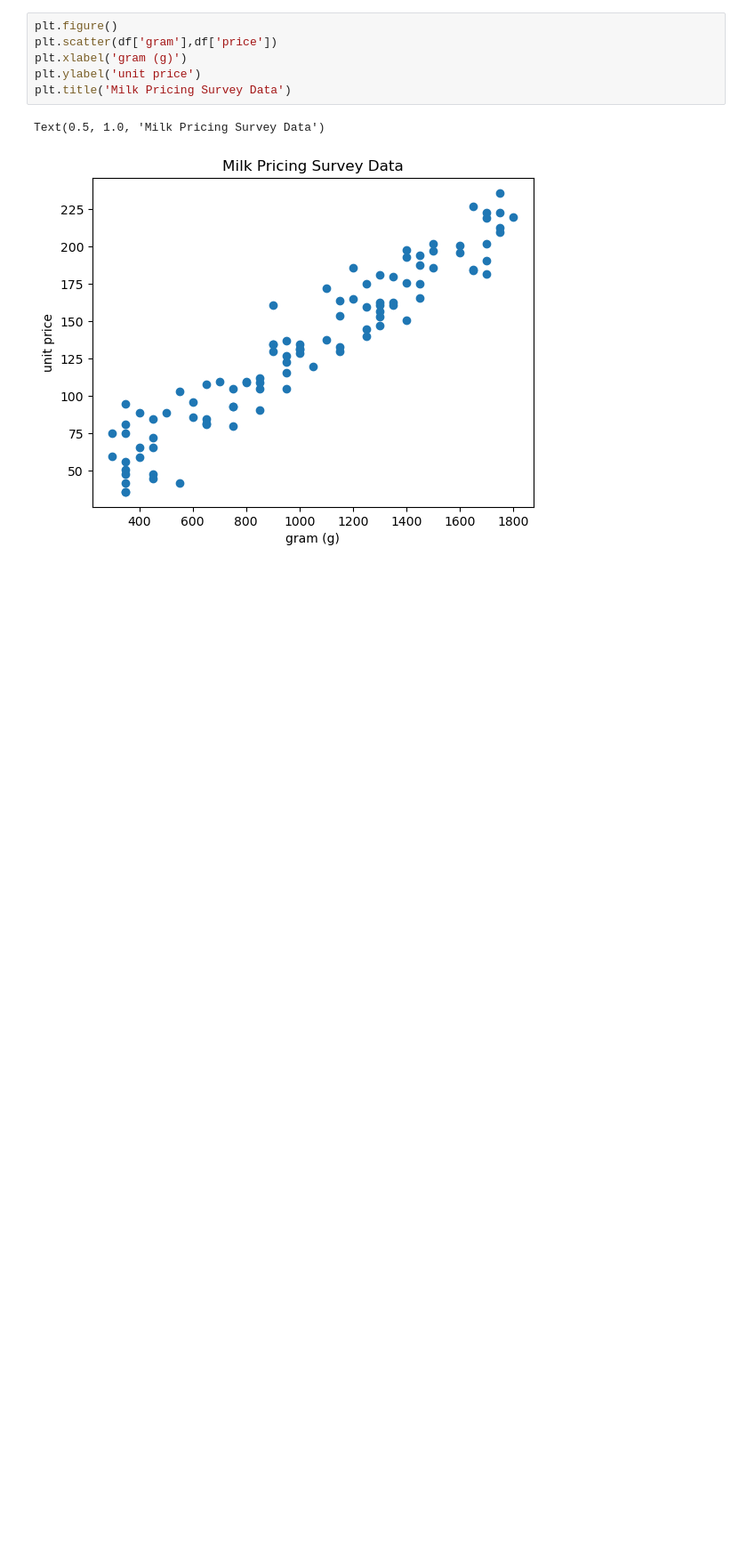
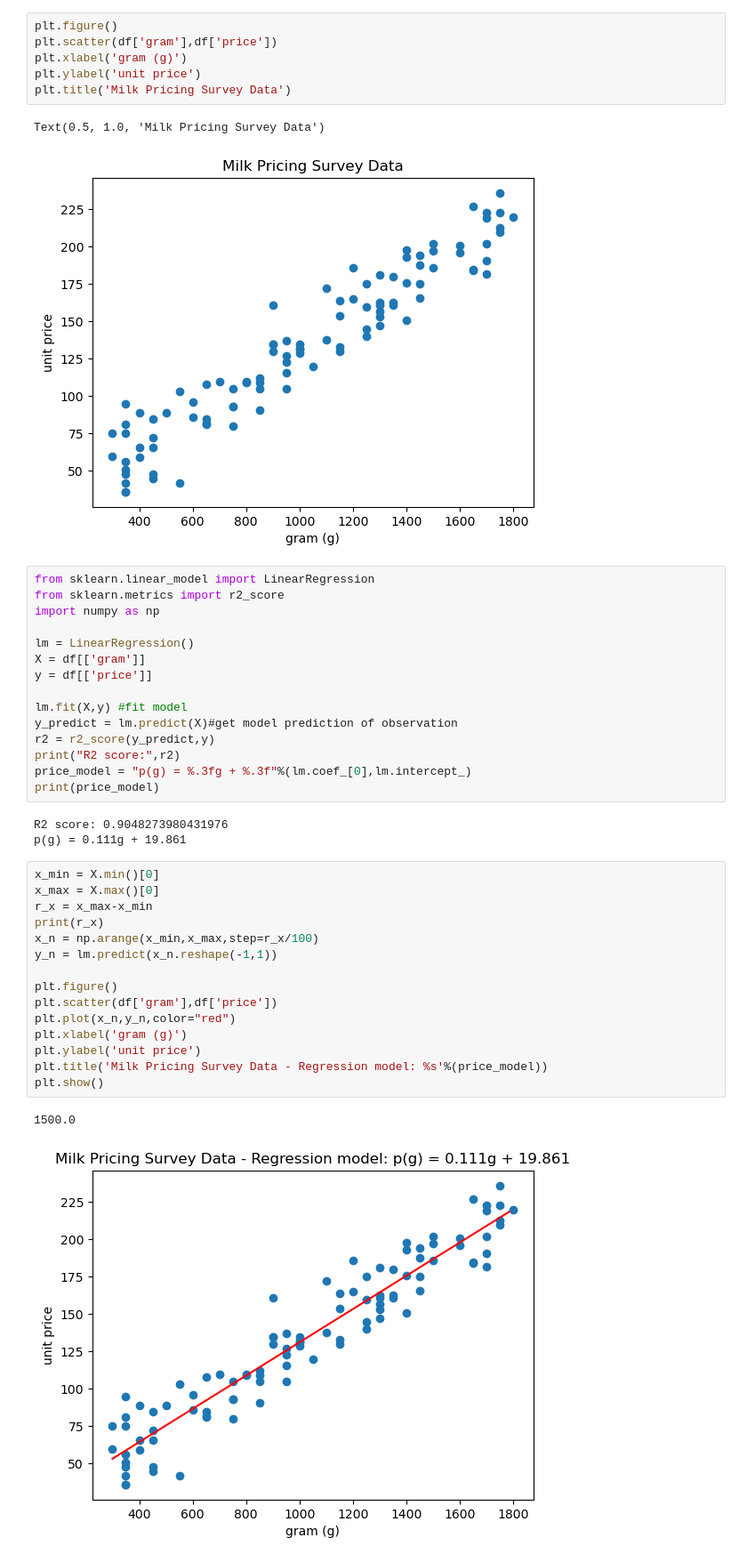
Before and after one commit to mlinsights/freemium, a Jupyter notebook: algorithms/regression/linear-regression/linear-regression-demo.ipynb, the cells around one changed output. Shown at 89% size. Cells and saved outputs as stored; diff of their text form; blank space fills up the shorter version.

```diff
--- a/algorithms/regression/linear-regression/linear-regression-demo.ipynb
+++ b/algorithms/regression/linear-regression/linear-regression-demo.ipynb
@@ -20,3 +20,39 @@ plt.title('Milk Pricing Survey Data')
 # %% [output]
 Text(0.5, 1.0, 'Milk Pricing Survey Data')
 [figure]
+# %%
+from sklearn.linear_model import LinearRegression
+from sklearn.metrics import r2_score
+import numpy as np
+
+lm = LinearRegression()
+X = df[['gram']]
+y = df[['price']]
+
+lm.fit(X,y) #fit model
+y_predict = lm.predict(X)#get model prediction of observation
+r2 = r2_score(y_predict,y)
+print("R2 score:",r2)
+price_model = "p(g) = %.3fg + %.3f"%(lm.coef_[0],lm.intercept_)
+print(price_model)
+# %% [output]
+R2 score: 0.9048273980431976
+p(g) = 0.111g + 19.861
+# %%
+x_min = X.min()[0]
+x_max = X.max()[0]
+r_x = x_max-x_min
+print(r_x)
+x_n = np.arange(x_min,x_max,step=r_x/100)
+y_n = lm.predict(x_n.reshape(-1,1))
+
+plt.figure()
+plt.scatter(df['gram'],df['price'])
+plt.plot(x_n,y_n,color="red")
+plt.xlabel('gram (g)')
+plt.ylabel('unit price')
+plt.title('Milk Pricing Survey Data - Regression model: %s'%(price_model))
+plt.show()
+# %% [output]
+1500.0
+[figure, added]
```
